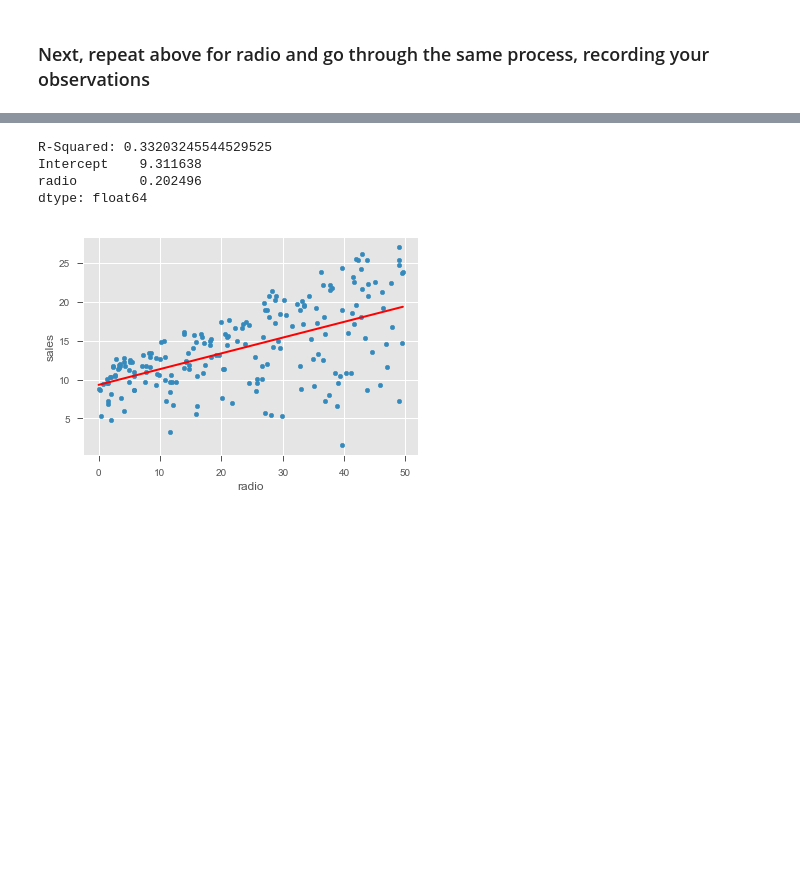
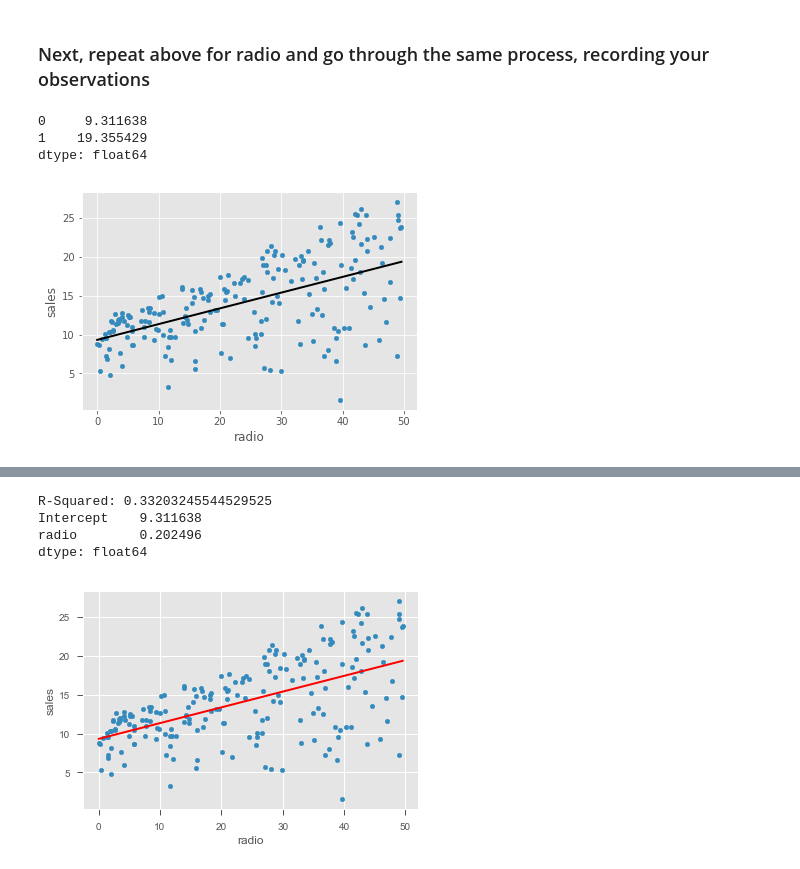
Before and after one commit to giorosati/dsc-01-10-13-regression-statsmodels-lab-online-ds-pt-100118, a Jupyter notebook: index.ipynb, the cells around one changed output, grey strips where cells are left out. Saved outputs shown, nothing was run; the diff lists cells and outputs as text; code cells hidden in the pictures; blank space fills up the shorter version.

```diff
--- a/index.ipynb
+++ b/index.ipynb
@@ -176,0 +227,16 @@ dtype: float64
+# %%
+radio_min_max = pd.DataFrame({'radio' : [data['radio'].min(), data['radio'].max()]})  # revised form
+radio_pred_min_max = model.predict(radio_min_max)
+
+radio_min_max
+radio_pred_min_max
+# %% [output]
+0     9.311638
+1    19.355429
+dtype: float64
+# %%
+data.plot(kind='scatter', x = 'radio', y = 'sales')
+plt.plot(radio_min_max, radio_pred_min_max, c = 'black', linewidth = 2)
+plt.show()
+# %% [output]
+[figure, added]
```
Also changed, not shown: parts of 17 cells of this notebook.
